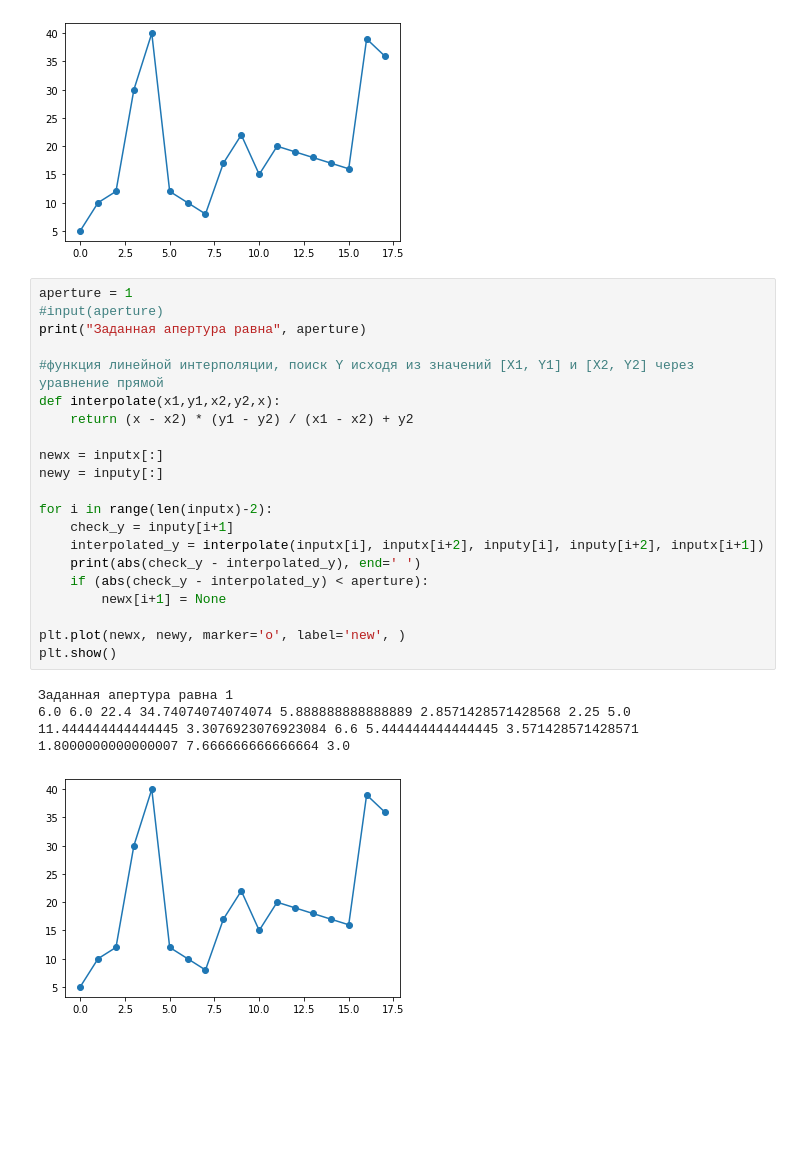
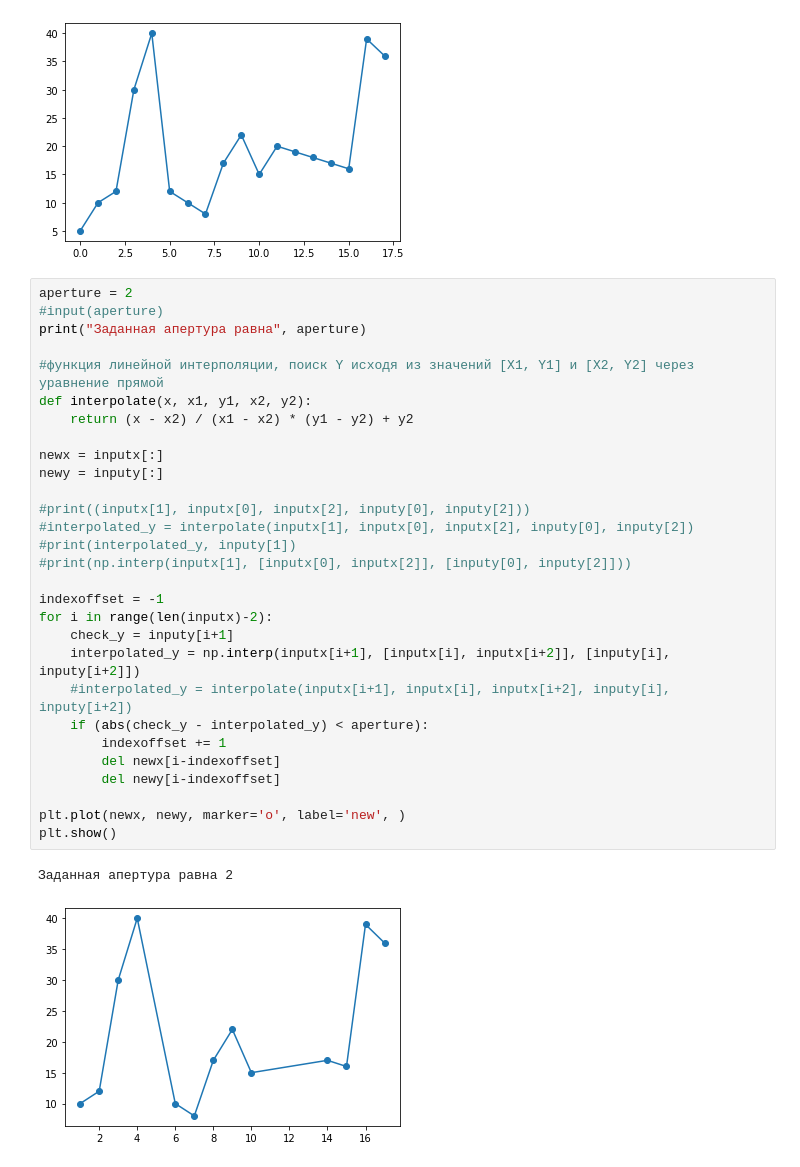
Before and after one commit to arskvsh/miszki, a Jupyter notebook: aperture/aperture compression.ipynb, the cells around one changed output. Cells and saved outputs as stored; diff of their text form; blank space fills up the shorter version.

```diff
--- a/aperture/aperture compression.ipynb
+++ b/aperture/aperture compression.ipynb
@@ -30,27 +31,34 @@ X: [0, 1, 2, 3, 4, 5, 6, 7, 8, 9, 10, 11, 12, 13, 14, 15, 16, 17]
 Y: [5, 10, 12, 30, 40, 12, 10, 8, 17, 22, 15, 20, 19, 18, 17, 16, 39, 36]
 [figure]
 # %%
-aperture = 1
+aperture = 2
 #input(aperture)
 print("Заданная апертура равна", aperture)
 
 #функция линейной интерполяции, поиск Y исходя из значений [X1, Y1] и [X2, Y2] через уравнение прямой
-def interpolate(x1,y1,x2,y2,x):
-    return (x - x2) * (y1 - y2) / (x1 - x2) + y2
+def interpolate(x, x1, y1, x2, y2):
+    return (x - x2) / (x1 - x2) * (y1 - y2) + y2
 
 newx = inputx[:]
 newy = inputy[:]
 
+#print((inputx[1], inputx[0], inputx[2], inputy[0], inputy[2]))
+#interpolated_y = interpolate(inputx[1], inputx[0], inputx[2], inputy[0], inputy[2])
+#print(interpolated_y, inputy[1])
+#print(np.interp(inputx[1], [inputx[0], inputx[2]], [inputy[0], inputy[2]]))
+
+indexoffset = -1
 for i in range(len(inputx)-2):
     check_y = inputy[i+1]
-    interpolated_y = interpolate(inputx[i], inputx[i+2], inputy[i], inputy[i+2], inputx[i+1])
-    print(abs(check_y - interpolated_y), end=' ')
+    interpolated_y = np.interp(inputx[i+1], [inputx[i], inputx[i+2]], [inputy[i], inputy[i+2]])
+    #interpolated_y = interpolate(inputx[i+1], inputx[i], inputx[i+2], inputy[i], inputy[i+2])
     if (abs(check_y - interpolated_y) < aperture):
-        newx[i+1] = None
+        indexoffset += 1
+        del newx[i-indexoffset]
+        del newy[i-indexoffset]
 
 plt.plot(newx, newy, marker='o', label='new', )
 plt.show()
 # %% [output]
-Заданная апертура равна 1
-6.0 6.0 22.4 34.74074074074074 5.888888888888889 2.8571428571428568 2.25 5.0 11.444444444444445 3.3076923076923084 6.6 5.444444444444445 3.571428571428571 1.8000000000000007 7.666666666666664 3.0
+Заданная апертура равна 2
-[figure, old version]
+[figure, new version]
```
Also changed, not shown: parts of 1 cell of this notebook, 1 other file.
